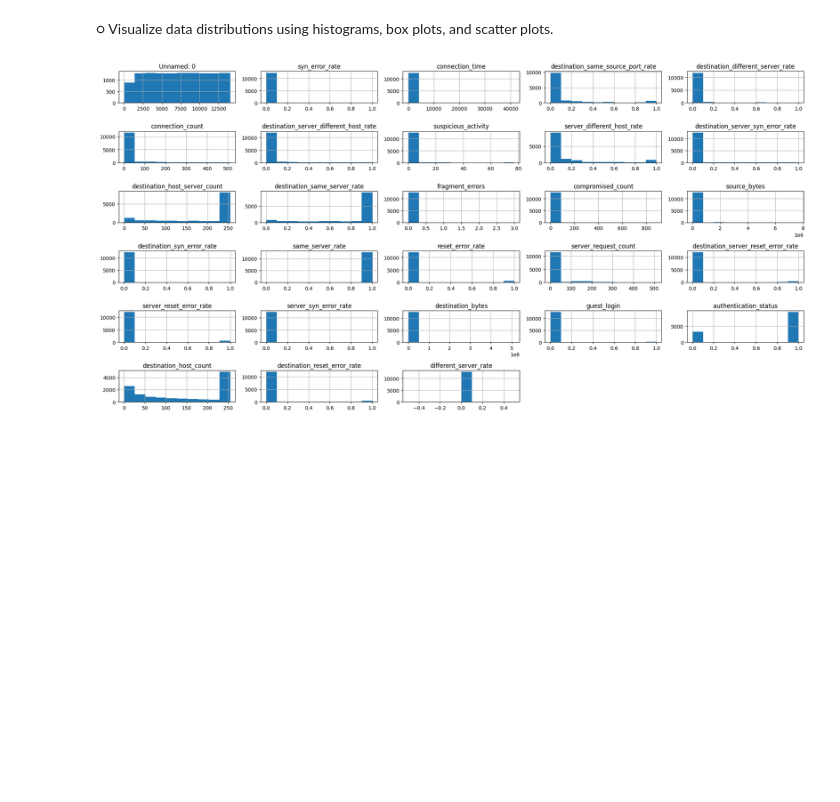
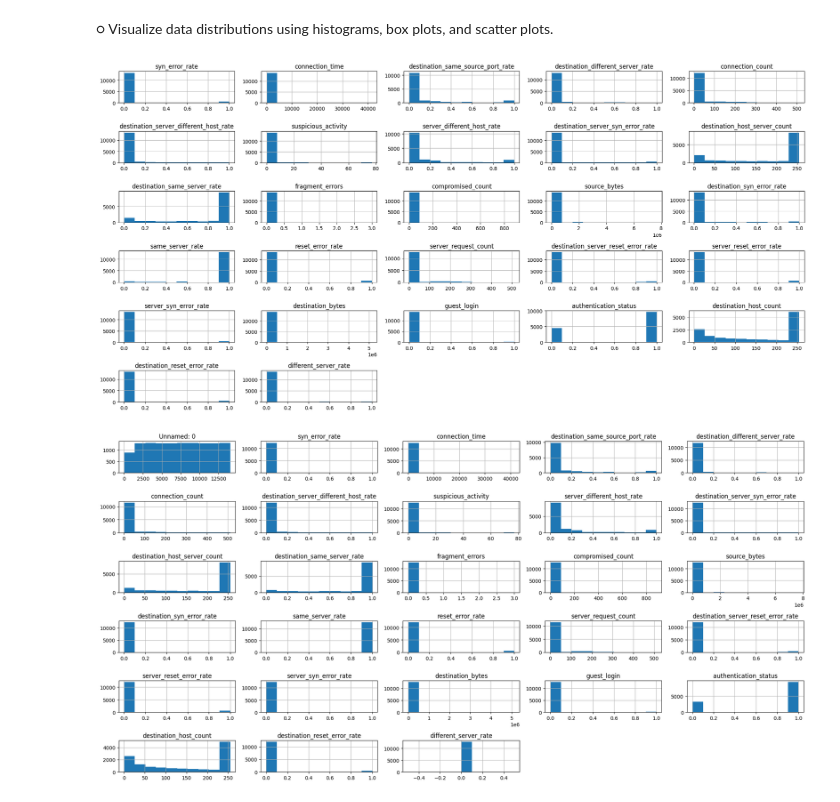
Before and after one commit to OxHazem/Auto_learn-, a Jupyter notebook: src/data_visualization.ipynb, the cells around one changed output. Cells and saved outputs as stored; diff of their text form; code cells hidden in the pictures; blank space fills up the shorter version.

```diff
--- a/src/data_visualization.ipynb
+++ b/src/data_visualization.ipynb
@@ -4,4 +4,13 @@ import matplotlib.pyplot as plt
 import pandas as pd
 # %% [markdown]
 ○ Visualize data distributions using histograms, box plots, and scatter plots.
+# %%
+#implelmenting histogram for Phase 1 csv
+data=pd.read_csv("D:\DownLoad\projects\Auto_learn\data\Project_Phase1.csv")
+df=pd.DataFrame(data)
+numeric_columns=df.select_dtypes(include=['int','float']).hist(bins=10,figsize=(20,10))
+plt.tight_layout()
+plt.show()
+# %% [output]
+[figure, added]
 # %%
```
Also changed, not shown: parts of 9 cells of this notebook, 3 other files.
